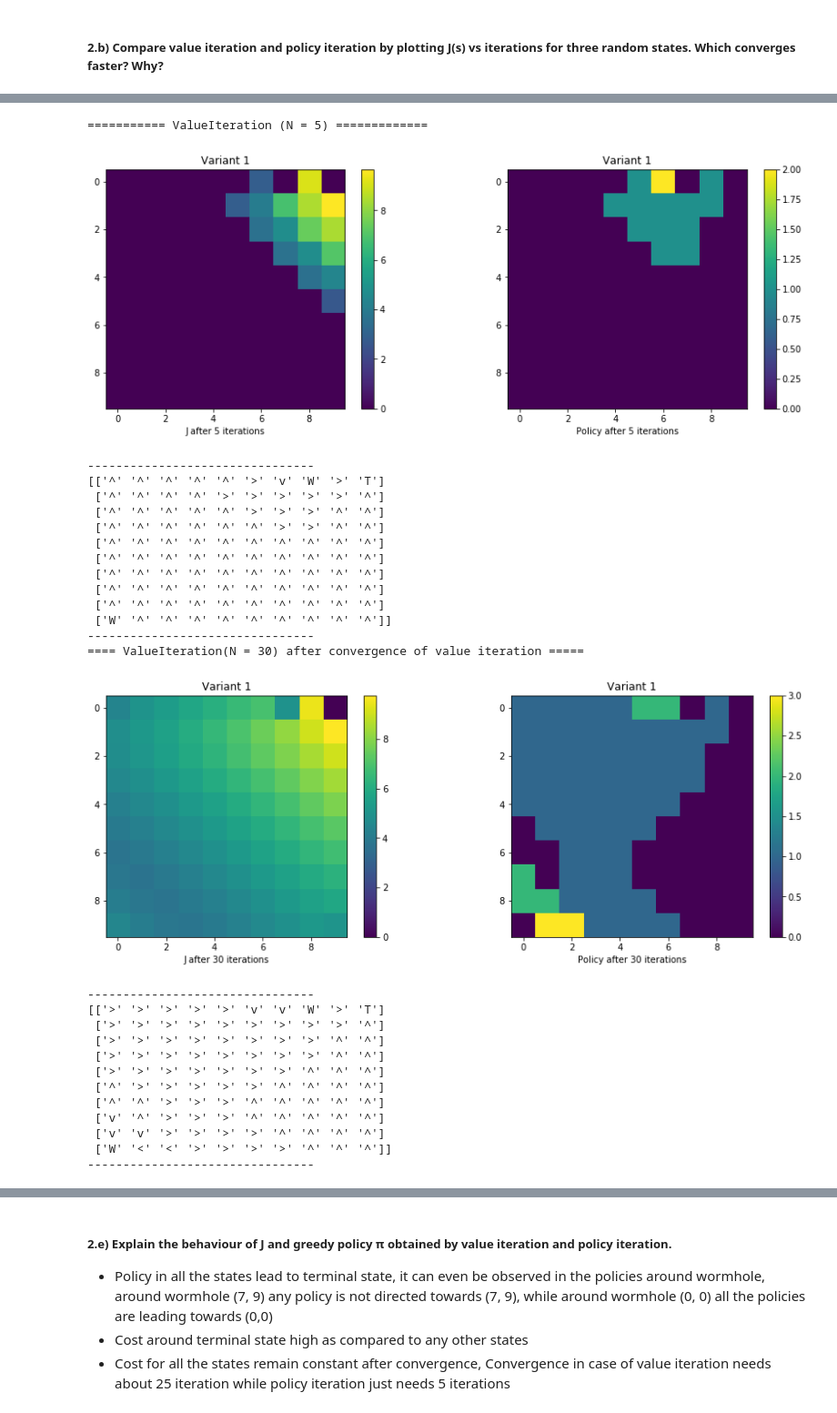
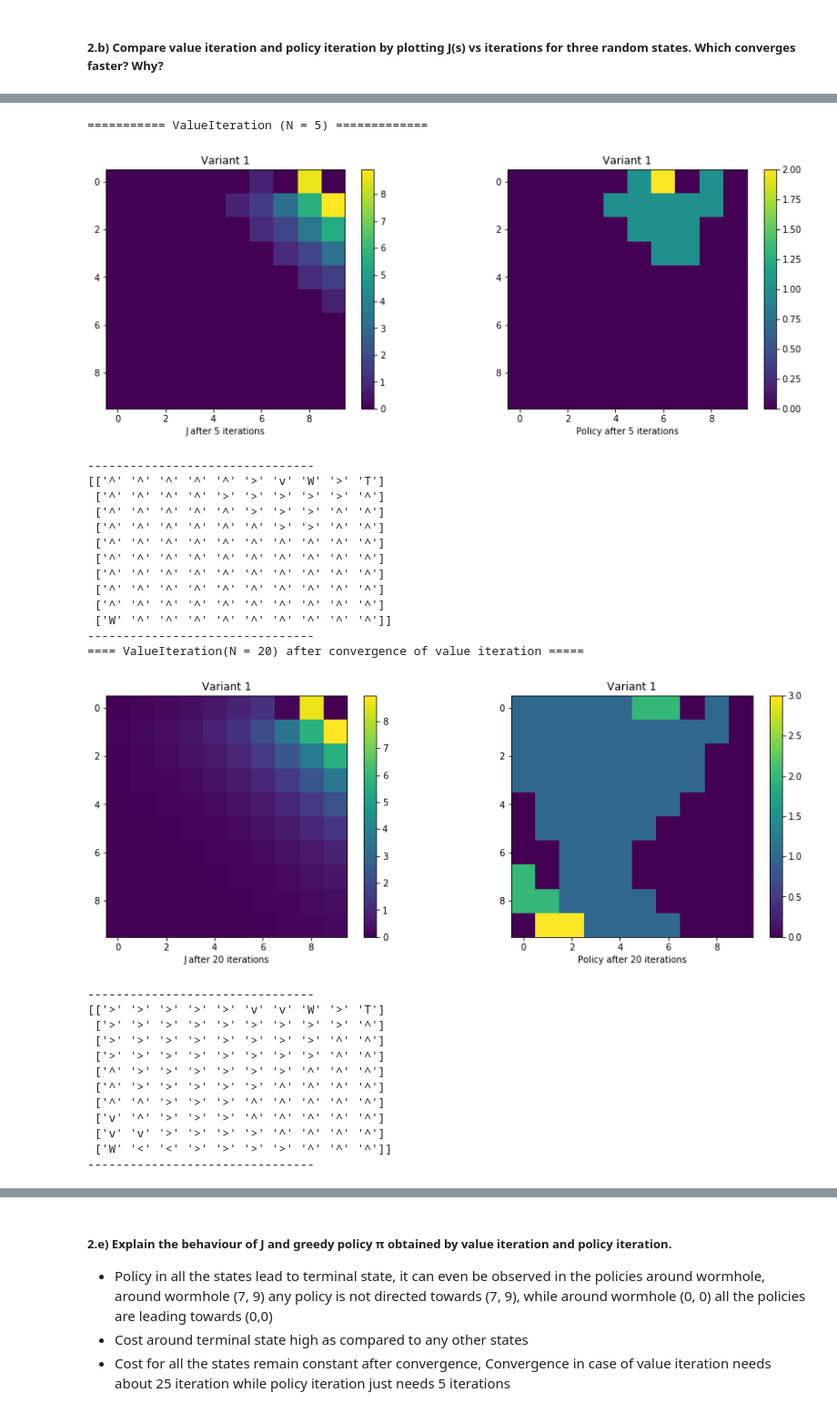
Before and after one commit to koriavinash1/Dynamic-Programming-and-Reinforcement-Learning, a Jupyter notebook: Assignment4/CS6700 | Reinforcement Learning | Assignment 4.ipynb, the cells around one changed output, grey strips where cells are left out. Shown at 91% size. Saved outputs shown, nothing was run; the diff lists cells and outputs as text; code cells hidden in the pictures.

```diff
--- a/Assignment4/CS6700 | Reinforcement Learning | Assignment 4.ipynb
+++ b/Assignment4/CS6700 | Reinforcement Learning | Assignment 4.ipynb
@@ -52,7 +52,7 @@ class Question2(object):
         self.P = self.generateP()
         # generate Rewards
         self.g = self.generateR()
-        self.alpha = 0.95
+        self.alpha = 0.7
 
     def generateP(self):
         """
@@ -362,47 +364,47 @@ plt.xlabel("Policy after 5 iterations")
 plt.show()
 print_policy(p, 1)
 
-print ("==== ValueIteration(N = 30) after convergence of value iteration =====")
+print ("==== ValueIteration(N = 20) after convergence of value iteration =====")
 
 question2 = Question2(2)
-j, p, Chist, Phist = question2.ValueIteration(N=30)
+j, p, Chist, Phist = question2.ValueIteration(N=20)
 
 plt.figure(figsize = (15, 5))
 plt.subplot(1, 2, 1)
 plt.imshow(np.rot90(j))
 plt.colorbar()
 plt.title("Variant 1")
-plt.xlabel("J after 30 iterations")
+plt.xlabel("J after 20 iterations")
 plt.subplot(1, 2, 2)
 plt.imshow(np.rot90(p))
 plt.colorbar()
 plt.title("Variant 1")
-plt.xlabel("Policy after 30 iterations")
+plt.xlabel("Policy after 20 iterations")
 plt.show()
 print_policy(p, 1)
 # %% [output]
 =========== ValueIteration (N = 5) =============
-[figure, old version]
+[figure, new version]
 --------------------------------
 [['^' '^' '^' '^' '^' '>' 'v' 'W' '>' 'T']
  ['^' '^' '^' '^' '>' '>' '>' '>' '>' '^']
  ['^' '^' '^' '^' '^' '>' '>' '>' '^' '^']
  ['^' '^' '^' '^' '^' '^' '>' '>' '^' '^']
  ['^' '^' '^' '^' '^' '^' '^' '^' '^' '^']
  ['^' '^' '^' '^' '^' '^' '^' '^' '^' '^']
  ['^' '^' '^' '^' '^' '^' '^' '^' '^' '^']
  ['^' '^' '^' '^' '^' '^' '^' '^' '^' '^']
  ['^' '^' '^' '^' '^' '^' '^' '^' '^' '^']
  ['W' '^' '^' '^' '^' '^' '^' '^' '^' '^']]
 --------------------------------
-==== ValueIteration(N = 30) after convergence of value iteration =====
+==== ValueIteration(N = 20) after convergence of value iteration =====
-[figure, old version]
+[figure, new version]
 --------------------------------
 [['>' '>' '>' '>' '>' 'v' 'v' 'W' '>' 'T']
  ['>' '>' '>' '>' '>' '>' '>' '>' '>' '^']
  ['>' '>' '>' '>' '>' '>' '>' '>' '^' '^']
  ['>' '>' '>' '>' '>' '>' '>' '>' '^' '^']
- ['>' '>' '>' '>' '>' '>' '>' '^' '^' '^']
+ ['^' '>' '>' '>' '>' '>' '>' '^' '^' '^']
  ['^' '>' '>' '>' '>' '>' '^' '^' '^' '^']
  ['^' '^' '>' '>' '>' '^' '^' '^' '^' '^']
  ['v' '^' '>' '>' '>' '^' '^' '^' '^' '^']
```
Also changed, not shown: parts of 7 cells of this notebook, 3 other files.
